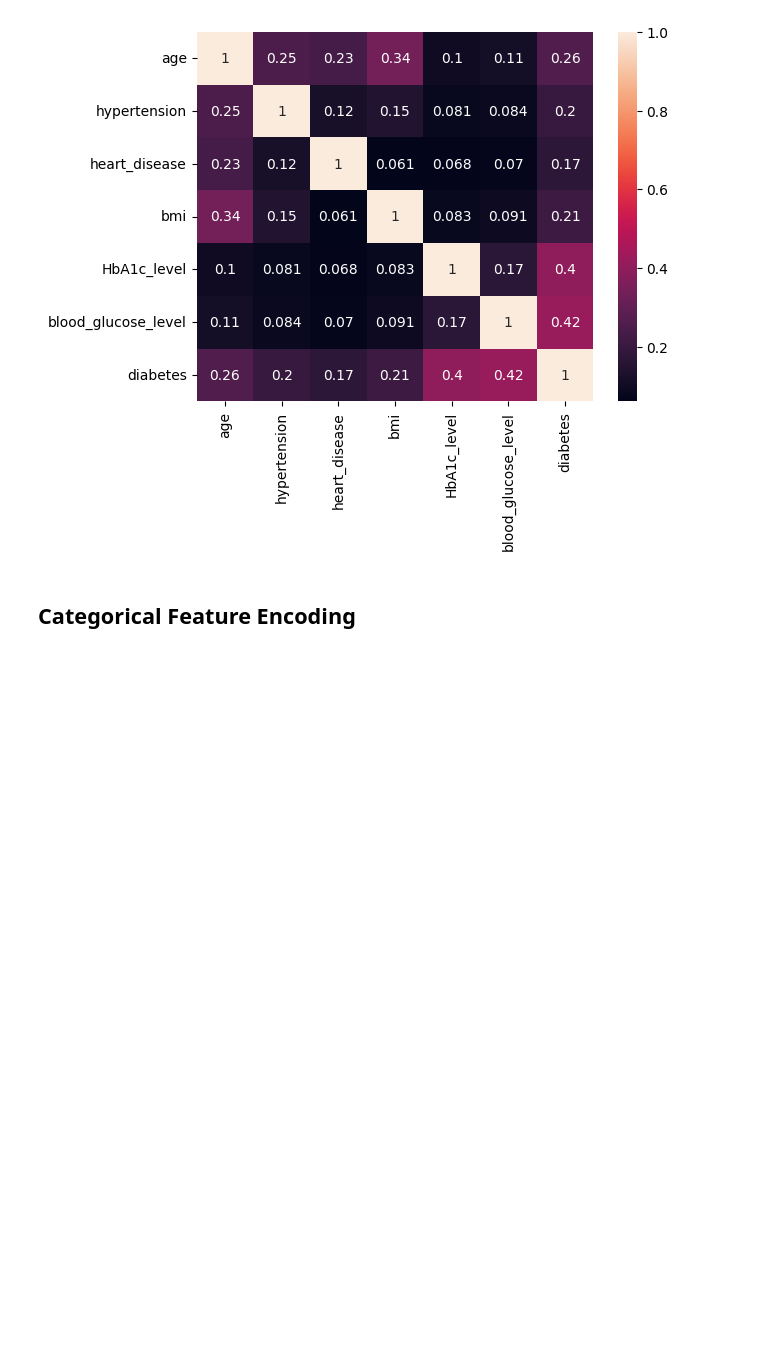
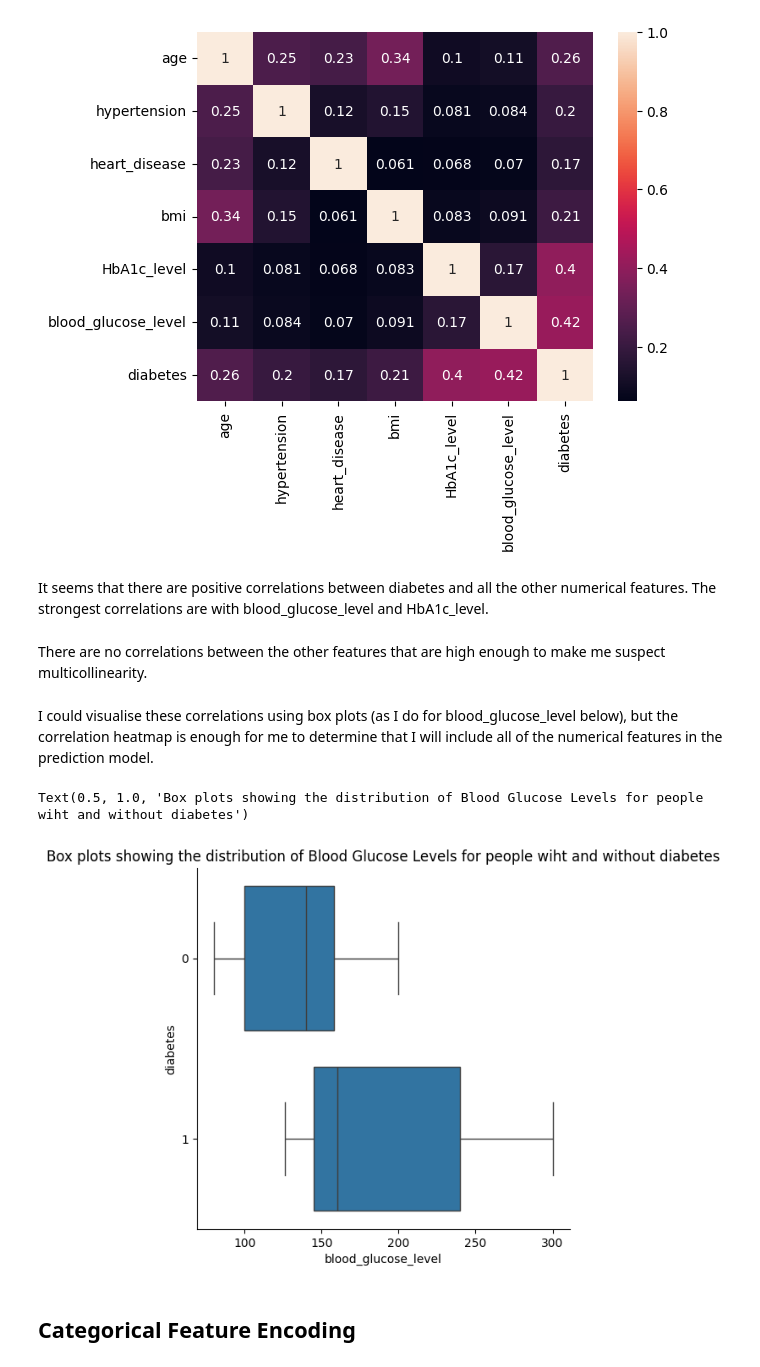
Before and after one commit to hannasophian/diabetes_prediction, a Jupyter notebook: project.ipynb, the cells around one changed output. Cells and saved outputs as stored; diff of their text form; code cells hidden in the pictures; blank space fills up the shorter version.

Commit message:
show correlations

```diff
--- a/project.ipynb
+++ b/project.ipynb
@@ -136,5 +157,18 @@ sns.heatmap(correlation, annot=True)
 # %% [output]
 <Axes: >
 [figure]
+# %% [markdown]
+It seems that there are positive correlations between diabetes and all the other numerical features. The strongest correlations are with blood_glucose_level and HbA1c_level.
+# %% [markdown]
+There are no correlations between the other features that are high enough to make me suspect multicollinearity.
+# %% [markdown]
+I could visualise these correlations using box plots (as I do for blood_glucose_level below), but the correlation heatmap is enough for me to determine that I will include all of the numerical features in the prediction model.
+# %%
+df['diabetes'] = df['diabetes'].astype('category')
+sns.catplot(data=df, x="blood_glucose_level", y="diabetes", kind="box")
+plt.title("Box plots showing the distribution of Blood Glucose Levels for people wiht and without diabetes")
+# %% [output]
+Text(0.5, 1.0, 'Box plots showing the distribution of Blood Glucose Levels for people wiht and without diabetes')
+[figure, added]
 # %% [markdown]
 ## Categorical Feature Encoding
```
Also changed, not shown: parts of 7 cells of this notebook.
